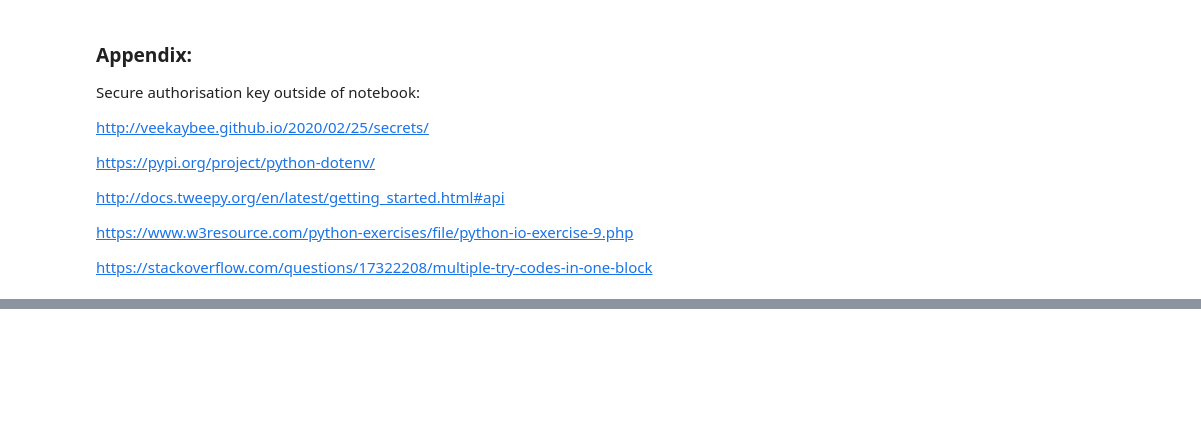
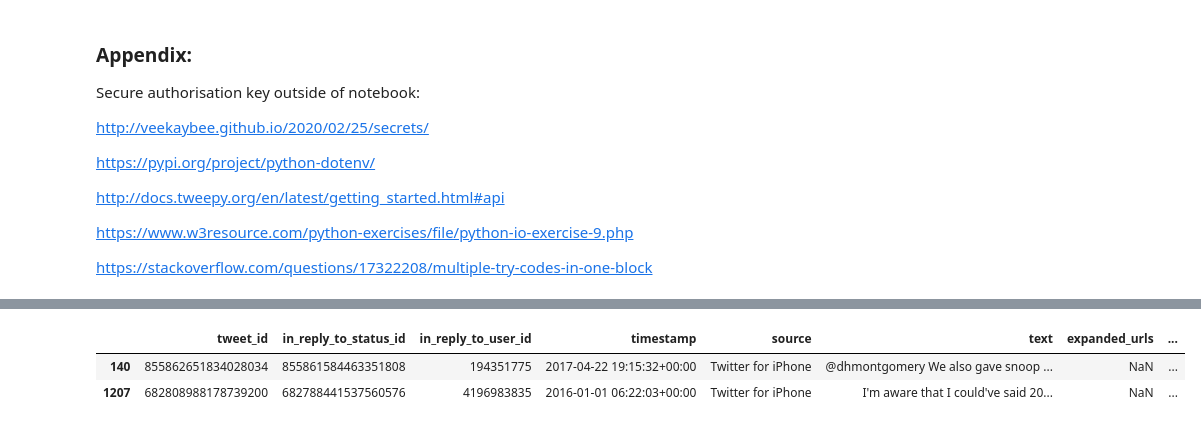
Before and after one commit to ChrisShuttle/Udacity_DAND_Project4_DataWrangling, a Jupyter notebook: project4_twitter_data_wrangling_and_analysis.ipynb, the cells around one changed output, grey strips where cells are left out. Drawn from its saved outputs; the diff is of its cells as text; code cells hidden in the pictures; blank space fills up the shorter version.

```diff
--- a/project4_twitter_data_wrangling_and_analysis.ipynb
+++ b/project4_twitter_data_wrangling_and_analysis.ipynb
@@ -1346,7 +1358,29 @@ Some dogs names are stored as: a, the, one, quite, mad, not, 0, life, space, thi
 # %%
-##Extracted invalid dog names in the assessment part by hand. Could have extracted them automatically as they are all start with lower case letters apart from 0 which I could have found looking for digits.
-invalid_dog_name=['a', 'the', 'one', 'quite', 'mad', 'not', '0', 'life', 'space', 'this', 'by', 'officially', 'old', 'his', 'such', 'inacceptable', 'my', 'all', 'incredibly']
-##for all invalid dog names find out if there are dog names that have been missed in the text.
+##Extracted invalid dog names in the assessment part by hand. Could have extracted them automatically as they are all start with lower case letters apart from O which I will look at separately.
+invalid_dog_name=['a',
+ 'actually',
+ 'all',
+ 'an',
+ 'by',
+ 'getting',
+ 'incredibly',
+ 'infuriating',
+ 'just',
+ 'life',
+ 'light',
+ 'mad',
+ 'not',
+ 'officially',
+ 'old',
+ 'one',
+ 'quite',
+ 'space',
+ 'such',
+ 'the',
+ 'this',
+ 'unacceptable',
+ 'very']
+##for all invalid dog names find out if there are dog names that have been missed in the text manually using the commented out code.
 #for i in invalid_dog_name:
 #    print(df_ta.query('name== @i')[['tweet_id', 'text', 'name']])
 
@@ -1371,4 +1405,6 @@ update_name_dict= {748692773788876800:'Quizno',
 667177989038297088:'Daryl',
 666983947667116034:'Pepe',
 666781792255496192:'Octaviath',
-666701168228331520:'Johm'}
+666701168228331520:'Johm',
+668636665813057536:'Berta',
+776201521193218049:"O'Malley"}
@@ -1436,0 +1507,6 @@ https://stackoverflow.com/questions/17322208/multiple-try-codes-in-one-block
+# %%
+df_ta.query('rating_numerator == "NaN" and rating_denominator != "NaN"')
+# %% [output]
+|  | tweet_id | in_reply_to_status_id | in_reply_to_user_id | timestamp | source | text | expanded_urls | ... |
+| 140 | 855862651834028034 | 855861584463351808 | 194351775 | 2017-04-22 19:15:32+00:00 | Twitter for iPhone | @dhmontgomery We also gave snoop ... | NaN | ... |
+| 1207 | 682808988178739200 | 682788441537560576 | 4196983835 | 2016-01-01 06:22:03+00:00 | Twitter for iPhone | I'm aware that I could've said 20... | NaN | ... |
```
Also changed, not shown: parts of 15 cells of this notebook.
